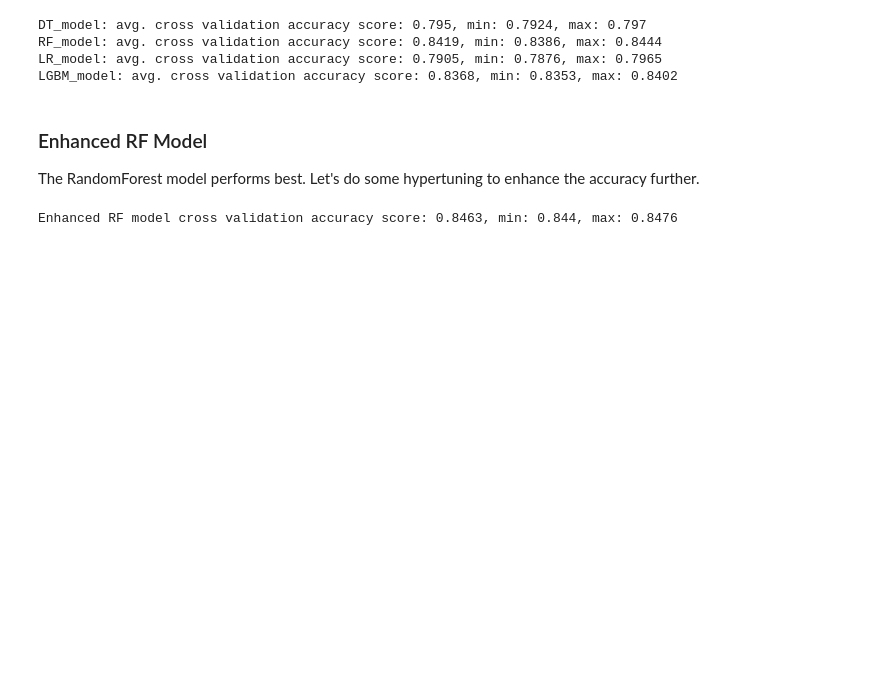
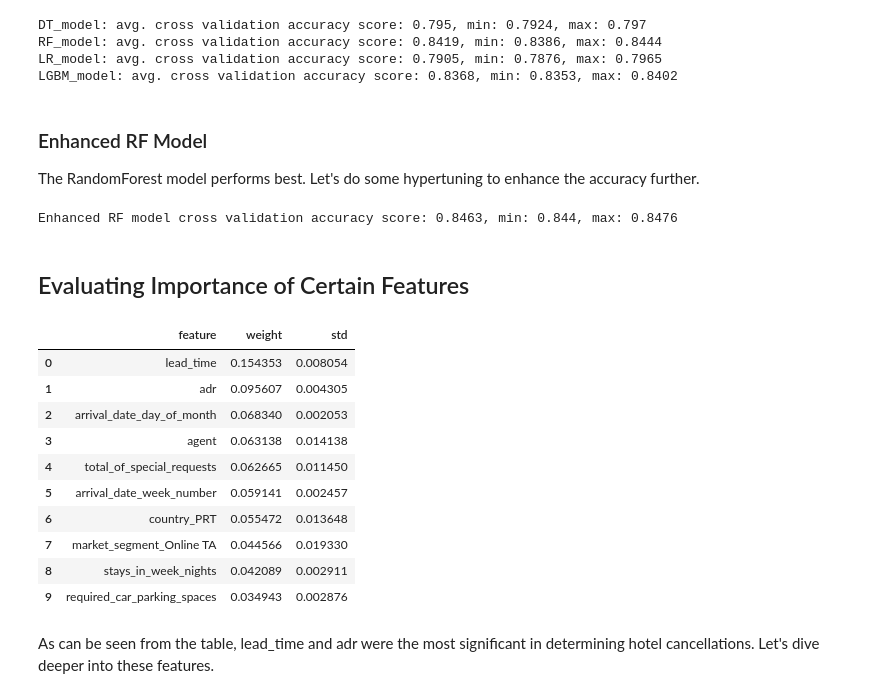
Before and after one commit to Rafsan7238/Data-Analysis_Data-Science_Projects, a Jupyter notebook: Python Projects/Applying ML to Predict Hotel Booking Cancellations/Analysing Hotel Cancellations.ipynb, the cells around one changed output. Cells and saved outputs as stored; diff of their text form; code cells hidden in the pictures; blank space fills up the shorter version.

Commit message:
Found important features

```diff
--- a/Python Projects/Applying ML to Predict Hotel Booking Cancellations/Analysing Hotel Cancellations.ipynb
+++ b/Python Projects/Applying ML to Predict Hotel Booking Cancellations/Analysing Hotel Cancellations.ipynb
@@ -555,3 +555,39 @@ mean_score = round(np.mean(cv_results), 4)
 print(f"Enhanced RF model cross validation accuracy score: {mean_score}, min: {min_score}, max: {max_score}")
 # %% [output]
 Enhanced RF model cross validation accuracy score: 0.8463, min: 0.844, max: 0.8476
+# %% [markdown]
+## Evaluating Importance of Certain Features
+# %%
+# fit model(pipeline) so values can be accessed:
+model_pipe.fit(X,y)
+
+# Names of all (encoded) features are needed.
+# Get names of columns from One Hot Encoding:
+onehot_columns = list(model_pipe.named_steps['preprocessor'].
+                      named_transformers_['cat'].
+                      named_steps['onehot'].
+                      get_feature_names_out(input_features=cat_features))
+
+# Add num_features for full list.
+# Order must be as in definition of X, where num_features are first:
+feat_imp_list = num_features + onehot_columns
+
+# show 10 most important features, provide names of features:
+feat_imp_df = eli5.formatters.as_dataframe.explain_weights_df(
+    model_pipe.named_steps['model'],
+    feature_names=feat_imp_list)
+feat_imp_df.head(10)
+# %% [output]
+|  | feature | weight | std |
+| 0 | lead_time | 0.154353 | 0.008054 |
+| 1 | adr | 0.095607 | 0.004305 |
+| 2 | arrival_date_day_of_month | 0.068340 | 0.002053 |
+| 3 | agent | 0.063138 | 0.014138 |
+| 4 | total_of_special_requests | 0.062665 | 0.011450 |
+| 5 | arrival_date_week_number | 0.059141 | 0.002457 |
+| 6 | country_PRT | 0.055472 | 0.013648 |
+| 7 | market_segment_Online TA | 0.044566 | 0.019330 |
+| 8 | stays_in_week_nights | 0.042089 | 0.002911 |
+| 9 | required_car_parking_spaces | 0.034943 | 0.002876 |
+# %% [markdown]
+As can be seen from the table, lead_time and adr were the most significant in determining hotel cancellations. Let's dive deeper into these features.
```
